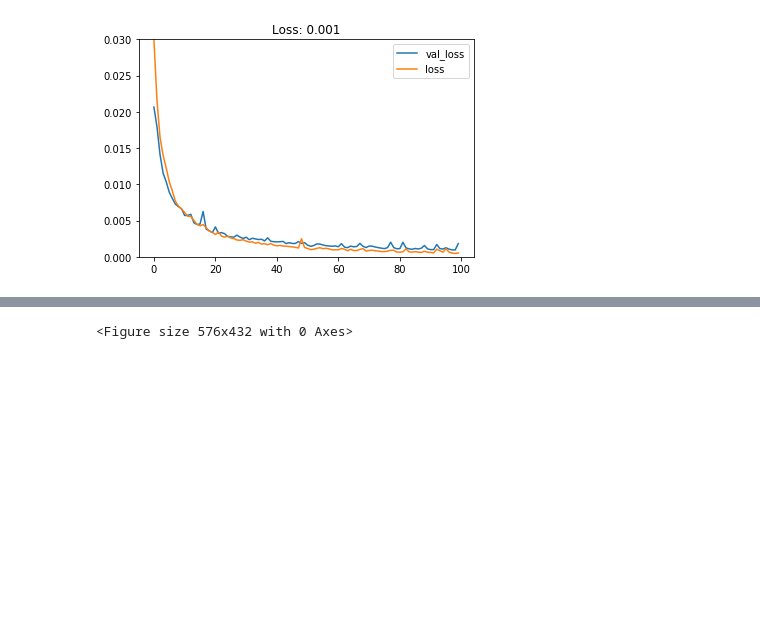
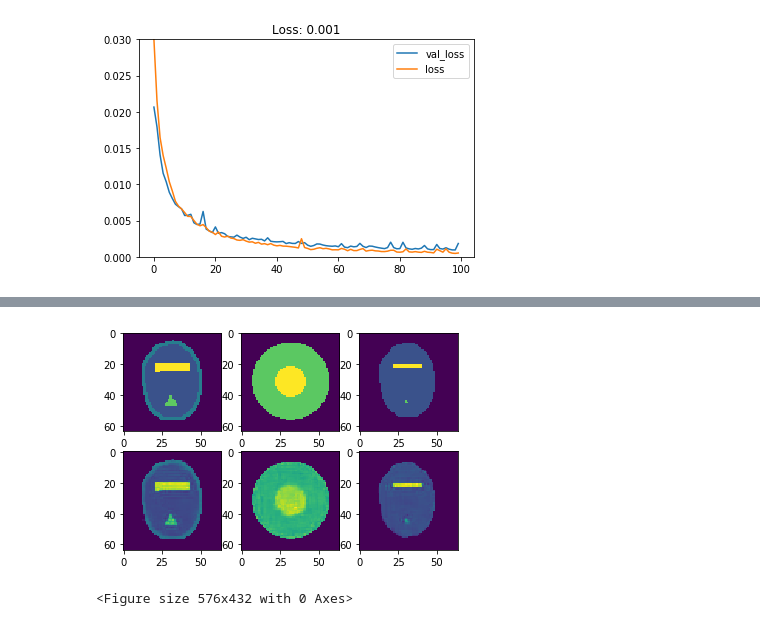
Before and after one commit to thayermldac/mre, a Jupyter notebook: modelfit_CNN_antoencoder.ipynb, the cells around one changed output, grey strips where cells are left out. Saved outputs shown, nothing was run; the diff lists cells and outputs as text; code cells hidden in the pictures; blank space fills up the shorter version.

```diff
--- a/modelfit_CNN_antoencoder.ipynb
+++ b/modelfit_CNN_antoencoder.ipynb
@@ -341,3 +349,11 @@ for i in range(nimg):
+# %%
+for i in range(nimg):
+    ax=plt.subplot(2,nimg,i+1)
+    plt.imshow(test_Y[i+20])
+    ax=plt.subplot(2,nimg,i+1+nimg)
+    plt.imshow(predict_Y[i+20,:,:,0])
+# %% [output]
+[figure, added]
 # %%
 plot_loss(ANNhistory)
 plt.hold
```
Also changed, not shown: parts of 24 cells of this notebook, 9 other files.
